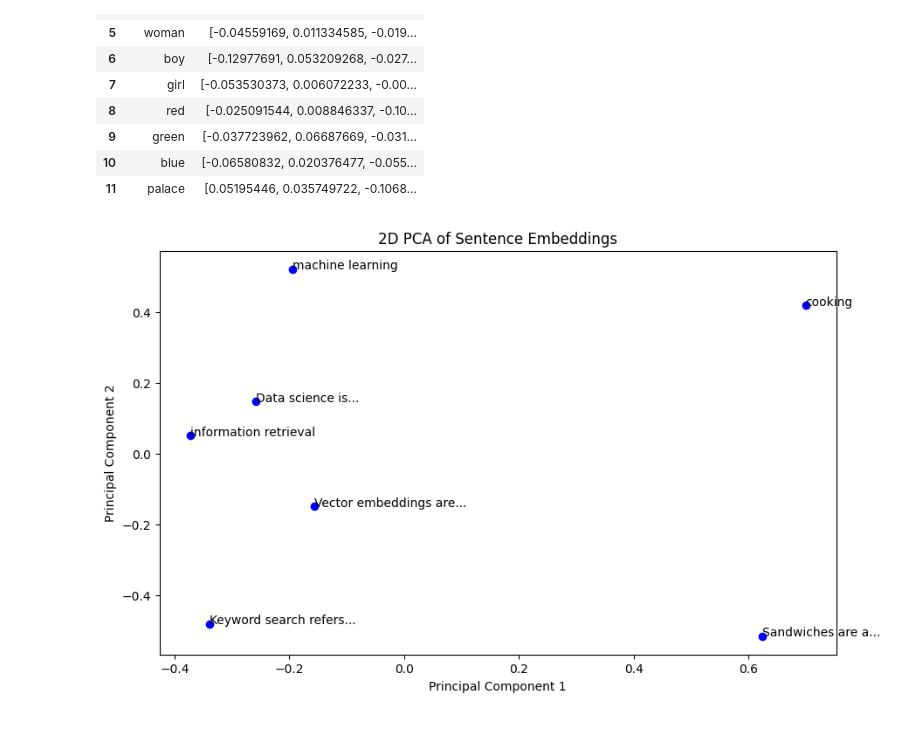
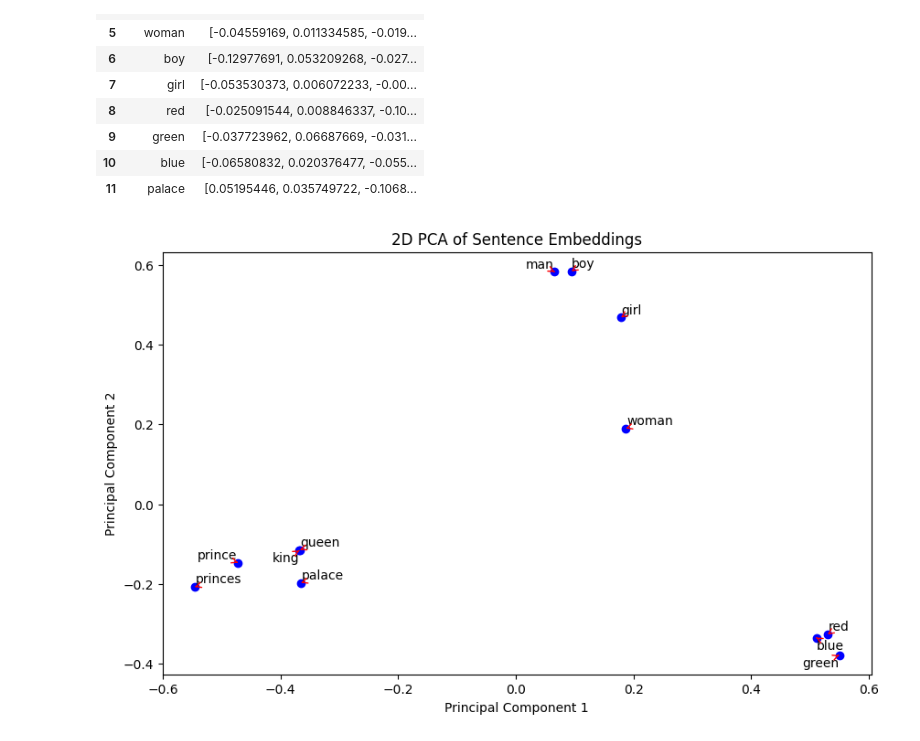
Before and after one commit to georgms/vector-intro, a Jupyter notebook: vector-intro.ipynb, the cells around one changed output. Cells and saved outputs as stored; diff of their text form; code cells hidden in the pictures.

```diff
--- a/vector-intro.ipynb
+++ b/vector-intro.ipynb
@@ -107,25 +92,43 @@ pd.DataFrame({
 | 10 | blue | [-0.06580832, 0.020376477, -0.055... |
 | 11 | palace | [0.05195446, 0.035749722, -0.1068... |
 # %%
+import matplotlib.pyplot as plt
 from sklearn.decomposition import PCA
+from adjustText import adjust_text
 
 
 def plot(sentences, embeddings):
+    # Perform PCA
     pca = PCA(n_components=2)
     reduced_embeddings = pca.fit_transform(embeddings)
+
+    # Create a plot
     plt.figure(figsize=(10, 6))
     plt.scatter(reduced_embeddings[:, 0], reduced_embeddings[:, 1], c='blue')
+
+    # Create a list to store text objects for adjust_text
+    texts = []
+
+    # Loop through each sentence and create an annotation
     for i, sentence in enumerate(sentences):
         words = sentence.split()
         annotation = ' '.join(words[:3]) + ('...' if len(words) > 3 else '')
-        plt.annotate(annotation, (reduced_embeddings[i, 0], reduced_embeddings[i, 1]))
+        # Append the text object to the list
+        texts.append(plt.text(reduced_embeddings[i, 0], reduced_embeddings[i, 1], annotation))
+
+    # Use adjust_text to avoid overlapping
+    adjust_text(texts, arrowprops=dict(arrowstyle='->', color='red'))
+
+    # Labeling the axes and the title
     plt.xlabel("Principal Component 1")
     plt.ylabel("Principal Component 2")
     plt.title("2D PCA of Sentence Embeddings")
+
+    # Show the plot
     plt.show()
 
 
 plot(sentences, embeddings)
 # %% [output]
-[figure, old version]
+[figure, new version]
 # %%
```
Also changed, not shown: parts of 5 cells of this notebook, 1 other file.
